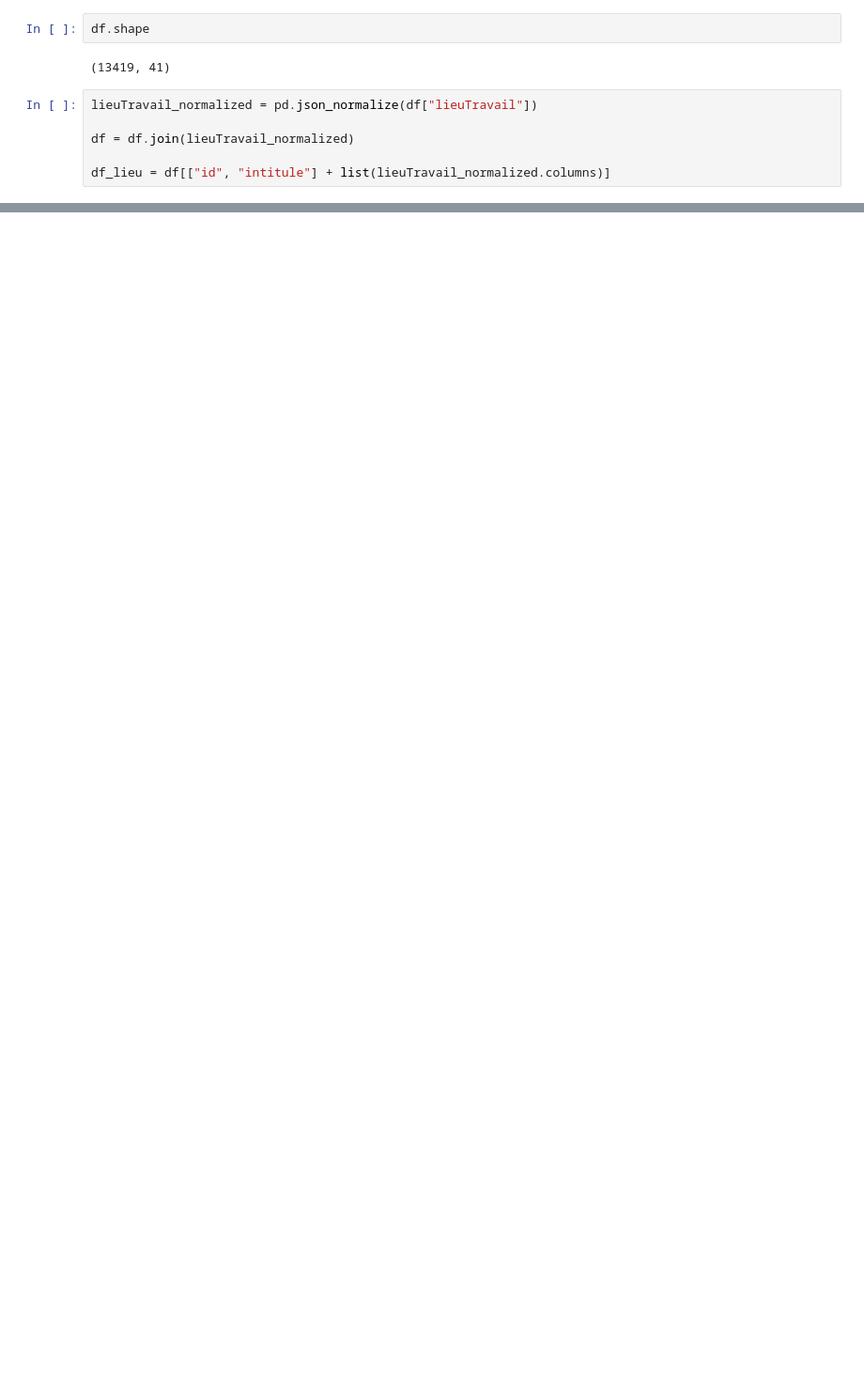
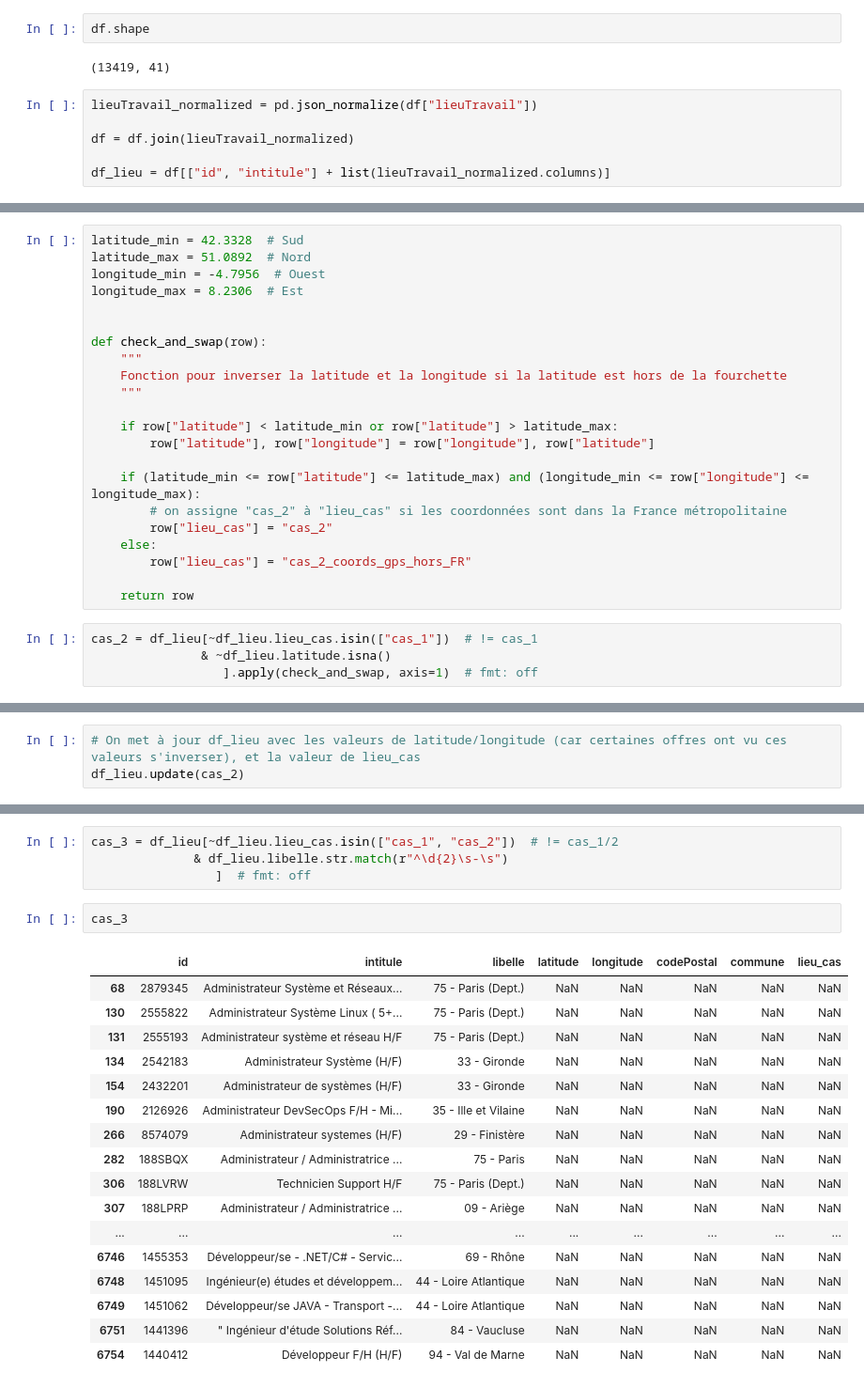
Before and after one commit to vimchun/Job-Market-in-France, a Jupyter notebook: api_extract__transform/notebook.ipynb, the cells around one changed output, grey strips where cells are left out. Shown: that part at 94% size. Drawn from its saved outputs; the diff is of its cells as text; blank space fills up the shorter version.

```diff
--- a/api_extract__transform/notebook.ipynb
+++ b/api_extract__transform/notebook.ipynb
@@ -242,0 +128,26 @@ df_lieu.update(cas_02)
+# %%
+latitude_min = 42.3328  # Sud
+latitude_max = 51.0892  # Nord
+longitude_min = -4.7956  # Ouest
+longitude_max = 8.2306  # Est
+
+
+def check_and_swap(row):
+    """
+    Fonction pour inverser la latitude et la longitude si la latitude est hors de la fourchette
+    """
+
+    if row["latitude"] < latitude_min or row["latitude"] > latitude_max:
+        row["latitude"], row["longitude"] = row["longitude"], row["latitude"]
+
+    if (latitude_min <= row["latitude"] <= latitude_max) and (longitude_min <= row["longitude"] <= longitude_max):
+        # on assigne "cas_2" à "lieu_cas" si les coordonnées sont dans la France métropolitaine
+        row["lieu_cas"] = "cas_2"
+    else:
+        row["lieu_cas"] = "cas_2_coords_gps_hors_FR"
+
+    return row
+# %%
+cas_2 = df_lieu[~df_lieu.lieu_cas.isin(["cas_1"])  # != cas_1
+               & ~df_lieu.latitude.isna()
+                  ].apply(check_and_swap, axis=1)  # fmt: off
@@ -243,3 +163,6 @@ df_lieu.update(cas_02)
+# %%
+# On met à jour df_lieu avec les valeurs de latitude/longitude (car certaines offres ont vu ces valeurs s'inverser), et la valeur de lieu_cas
+df_lieu.update(cas_2)
 # %%
 # df_lieu[df_lieu.lieu_cas == "cas_02"]
 df_lieu.lieu_cas.value_counts()
@@ -266,0 +192,24 @@ df_lieu
+# %%
+cas_3 = df_lieu[~df_lieu.lieu_cas.isin(["cas_1", "cas_2"])  # != cas_1/2
+              & df_lieu.libelle.str.match(r"^\d{2}\s-\s")
+                 ]  # fmt: off
+# %%
+cas_3
+# %% [output]
+|  | id | intitule | libelle | latitude | longitude | codePostal | commune | lieu_cas |
+| 68 | 2879345 | Administrateur Système et Réseaux... | 75 - Paris (Dept.) | NaN | NaN | NaN | NaN | NaN |
+| 130 | 2555822 | Administrateur Système Linux ( 5+... | 75 - Paris (Dept.) | NaN | NaN | NaN | NaN | NaN |
+| 131 | 2555193 | Administrateur système et réseau H/F | 75 - Paris (Dept.) | NaN | NaN | NaN | NaN | NaN |
+| 134 | 2542183 | Administrateur Système (H/F) | 33 - Gironde | NaN | NaN | NaN | NaN | NaN |
+| 154 | 2432201 | Administrateur de systèmes (H/F) | 33 - Gironde | NaN | NaN | NaN | NaN | NaN |
+| 190 | 2126926 | Administrateur DevSecOps F/H - Mi... | 35 - Ille et Vilaine | NaN | NaN | NaN | NaN | NaN |
+| 266 | 8574079 | Administrateur systemes (H/F) | 29 - Finistère | NaN | NaN | NaN | NaN | NaN |
+| 282 | 188SBQX | Administrateur / Administratrice ... | 75 - Paris | NaN | NaN | NaN | NaN | NaN |
+| 306 | 188LVRW | Technicien Support H/F | 75 - Paris (Dept.) | NaN | NaN | NaN | NaN | NaN |
+| 307 | 188LPRP | Administrateur / Administratrice ... | 09 - Ariège | NaN | NaN | NaN | NaN | NaN |
+| ... | ... | ... | ... | ... | ... | ... | ... | ... |
+| 6746 | 1455353 | Développeur/se - .NET/C# - Servic... | 69 - Rhône | NaN | NaN | NaN | NaN | NaN |
+| 6748 | 1451095 | Ingénieur(e) études et développem... | 44 - Loire Atlantique | NaN | NaN | NaN | NaN | NaN |
+| 6749 | 1451062 | Développeur/se JAVA - Transport -... | 44 - Loire Atlantique | NaN | NaN | NaN | NaN | NaN |
+| 6751 | 1441396 | " Ingénieur d'étude Solutions Réf... | 84 - Vaucluse | NaN | NaN | NaN | NaN | NaN |
+| 6754 | 1440412 | Développeur F/H (H/F) | 94 - Val de Marne | NaN | NaN | NaN | NaN | NaN |
```
Also changed, not shown: parts of 73 cells of this notebook, 1 other file.
